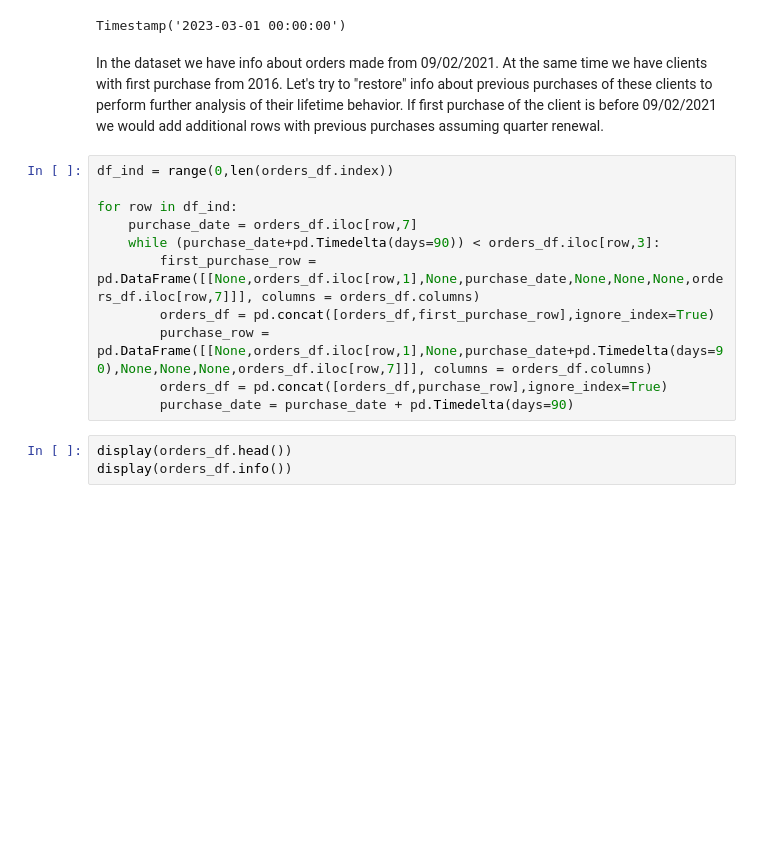
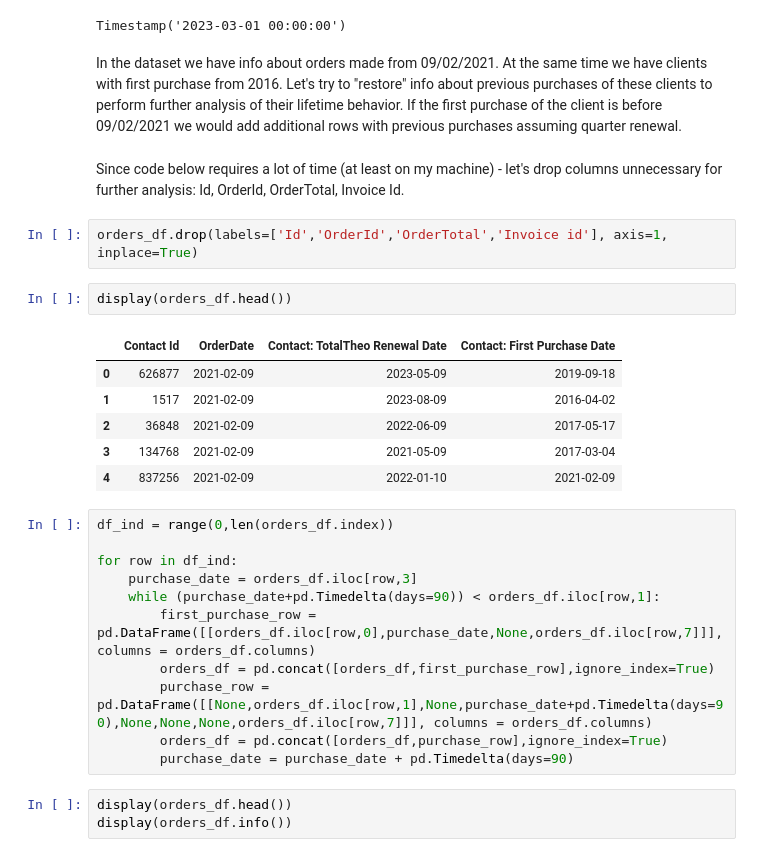
Before and after one commit to maratyakovlev/BIERDECKEL, a Jupyter notebook: UPWORK_P1.ipynb, the cells around one changed output. Drawn from its saved outputs; the diff is of its cells as text; blank space fills up the shorter version.

Commit message:
Editing. Fixing number of columns.

```diff
--- a/UPWORK_P1 copy.ipynb
+++ b/UPWORK_P1.ipynb
@@ -196,14 +204,27 @@ Timestamp('2016-01-05 00:00:00')
 Timestamp('2023-03-01 00:00:00')
 # %% [markdown]
 In the dataset we have info about orders made from 09/02/2021. At the same time we have clients with first purchase from 2016. Let's try to "restore" info about previous purchases of these clients to perform further analysis of their lifetime behavior.
-If first purchase of the client is before 09/02/2021 we would add additional rows with previous purchases assuming quarter renewal.
+If the first purchase of the client is before 09/02/2021 we would add additional rows with previous purchases assuming quarter renewal.
+# %% [markdown]
+Since code below requires a lot of time (at least on my machine) - let's drop columns unnecessary for further analysis: Id, OrderId, OrderTotal, Invoice Id.
+# %%
+orders_df.drop(labels=['Id','OrderId','OrderTotal','Invoice id'], axis=1, inplace=True)
+# %%
+display(orders_df.head())
+# %% [output]
+|  | Contact Id | OrderDate | Contact: TotalTheo Renewal Date | Contact: First Purchase Date |
+| 0 | 626877 | 2021-02-09 | 2023-05-09 | 2019-09-18 |
+| 1 | 1517 | 2021-02-09 | 2023-08-09 | 2016-04-02 |
+| 2 | 36848 | 2021-02-09 | 2022-06-09 | 2017-05-17 |
+| 3 | 134768 | 2021-02-09 | 2021-05-09 | 2017-03-04 |
+| 4 | 837256 | 2021-02-09 | 2022-01-10 | 2021-02-09 |
 # %%
 df_ind = range(0,len(orders_df.index))
 
 for row in df_ind:
-    purchase_date = orders_df.iloc[row,7]
-    while (purchase_date+pd.Timedelta(days=90)) < orders_df.iloc[row,3]:
-        first_purchase_row = pd.DataFrame([[None,orders_df.iloc[row,1],None,purchase_date,None,None,None,orders_df.iloc[row,7]]], columns = orders_df.columns)
+    purchase_date = orders_df.iloc[row,3]
+    while (purchase_date+pd.Timedelta(days=90)) < orders_df.iloc[row,1]:
+        first_purchase_row = pd.DataFrame([[orders_df.iloc[row,0],purchase_date,None,orders_df.iloc[row,7]]], columns = orders_df.columns)
         orders_df = pd.concat([orders_df,first_purchase_row],ignore_index=True)
         purchase_row = pd.DataFrame([[None,orders_df.iloc[row,1],None,purchase_date+pd.Timedelta(days=90),None,None,None,orders_df.iloc[row,7]]], columns = orders_df.columns)
         orders_df = pd.concat([orders_df,purchase_row],ignore_index=True)
```
Also changed, not shown: parts of 11 cells of this notebook.
